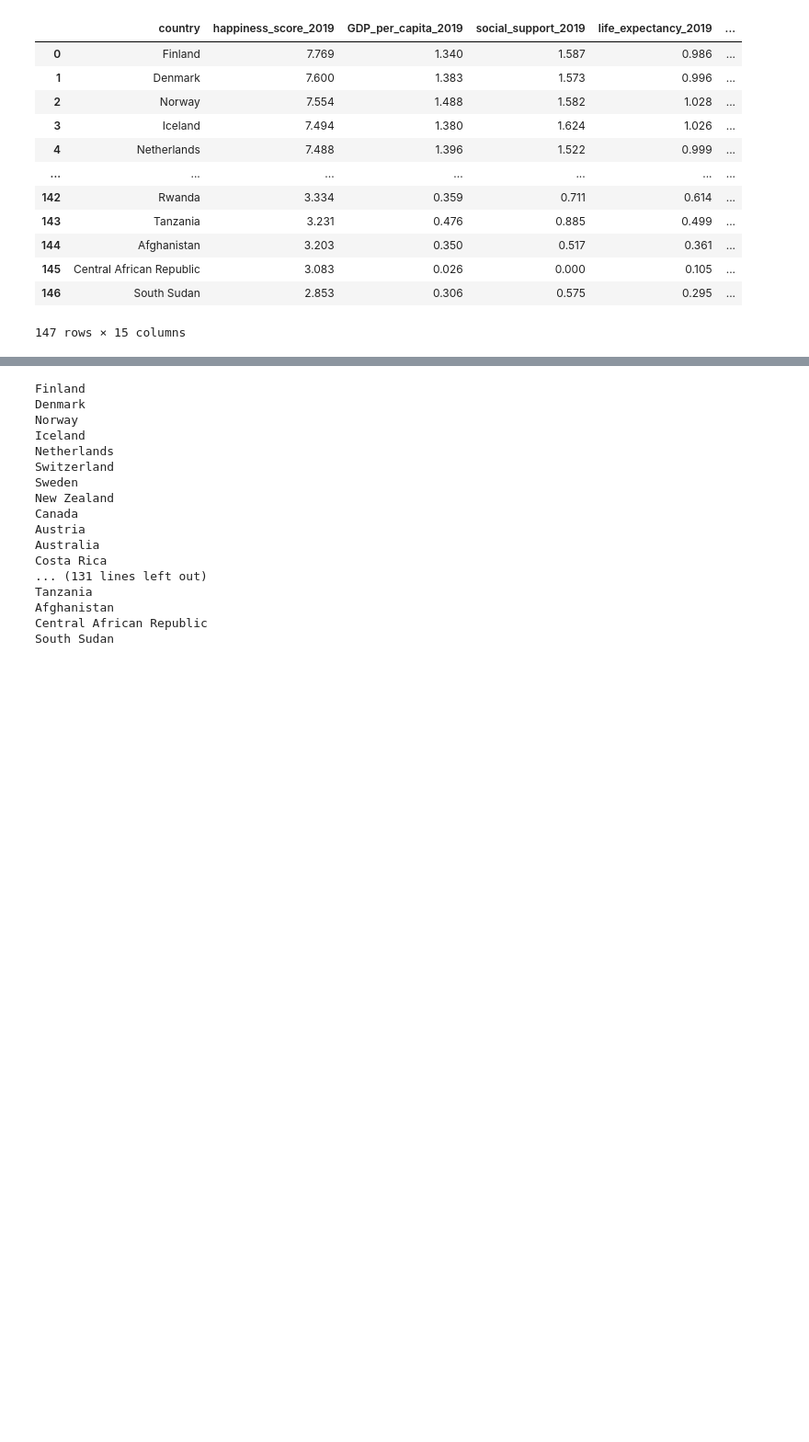
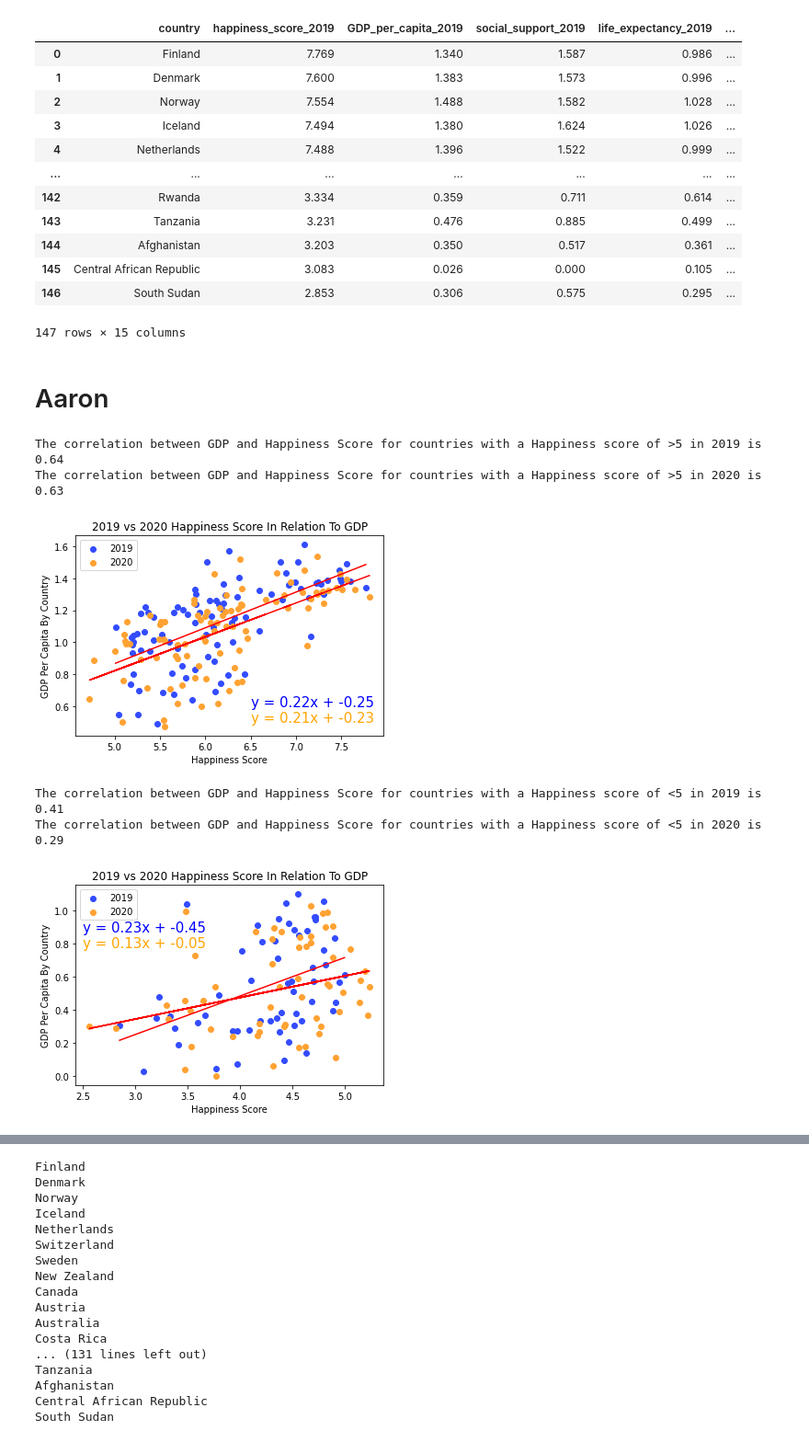
Before and after one commit to josiedeleon/Team9--Project1, a Jupyter notebook: Project 1 Happiness.ipynb, the cells around one changed output, grey strips where cells are left out. Shown at 92% size. Saved outputs shown, nothing was run; the diff lists cells and outputs as text; code cells hidden in the pictures; blank space fills up the shorter version.

```diff
--- a/Project 1 Happiness.ipynb
+++ b/Project 1 Happiness.ipynb
@@ -36,3 +36,66 @@ happiness_report
 | 145 | Central African Republic | 3.083 | 0.026 | 0.000 | 0.105 | ... |
 | 146 | South Sudan | 2.853 | 0.306 | 0.575 | 0.295 | ... |
 147 rows × 15 columns
+# %% [markdown]
+# Aaron
+# %%
+Merge_grt_df = happiness_report[happiness_report.happiness_score_2019 > 5]
+Merge_less_df = happiness_report[happiness_report.happiness_score_2019 < 5]
+#2019 GDP data for countries with a happiness score of 5 or greater
+plt.scatter(Merge_grt_df["happiness_score_2019"], Merge_grt_df["GDP_per_capita_2019"], label = "2019", c = "#334CFF")
+(slope, intercept, rvalue, pvalue, stderr) = st.linregress(Merge_grt_df["happiness_score_2019"],Merge_grt_df["GDP_per_capita_2019"])
+regress_values = Merge_grt_df["happiness_score_2019"] * slope + intercept
+line_eq = "y = " + str(round(slope,2)) + "x + " + str(round(intercept,2))
+plt.plot(Merge_grt_df["happiness_score_2019"],regress_values,"r-")
+plt.annotate(line_eq,(6.5,0.6),fontsize=15,color="blue")
+#2020 GDP data for countries with a happiness score of 5 or greater
+plt.scatter(Merge_grt_df["happiness_score_2020"], Merge_grt_df["GDP_per_capita_2020"], label = "2020", c = "#FFA233")
+(slope, intercept, rvalue, pvalue, stderr) = st.linregress(Merge_grt_df["happiness_score_2020"],Merge_grt_df["GDP_per_capita_2020"])
+regress_values = Merge_grt_df["happiness_score_2020"] * slope + intercept
+line_eq = "y = " + str(round(slope,2)) + "x + " + str(round(intercept,2))
+plt.plot(Merge_grt_df["happiness_score_2020"],regress_values,"r-")
+plt.annotate(line_eq,(6.5,0.5),fontsize=15,color="orange")
+plt.xlabel("Happiness Score")
+plt.ylabel("GDP Per Capita By Country")
+plt.title("2019 vs 2020 Happiness Score In Relation To GDP")
+plt.legend()
+plt.savefig('Grt_GDP.png')
+#correlation
+correlation_Grt_2019 = st.pearsonr(Merge_grt_df["happiness_score_2019"], Merge_grt_df["GDP_per_capita_2019"])
+print(f"The correlation between GDP and Happiness Score for countries with a Happiness score of >5 in 2019 is {round(correlation_Grt_2019[0],2)}")
+correlation_Grt_2020 = st.pearsonr(Merge_grt_df["happiness_score_2020"], Merge_grt_df["GDP_per_capita_2020"])
+print(f"The correlation between GDP and Happiness Score for countries with a Happiness score of >5 in 2020 is {round(correlation_Grt_2020[0],2)}")
+plt.show()
+#2019 GDP data for countries with a happiness score of 5 or less
+plt.scatter(Merge_less_df["happiness_score_2019"], Merge_less_df["GDP_per_capita_2019"], label = "2019", c = "#334CFF")
+(slope, intercept, rvalue, pvalue, stderr) = st.linregress(Merge_less_df["happiness_score_2019"],Merge_less_df["GDP_per_capita_2019"])
+regress_values = Merge_less_df["happiness_score_2019"] * slope + intercept
+line_eq = "y = " + str(round(slope,2)) + "x + " + str(round(intercept,2))
+plt.plot(Merge_less_df["happiness_score_2019"],regress_values,"r-")
+plt.annotate(line_eq,(2.5,0.87),fontsize=15,color="blue")
+#2020 GDP data for countries with a happiness score of 5 or less
+plt.scatter(Merge_less_df["happiness_score_2020"], Merge_less_df["GDP_per_capita_2020"], Label = "2020", c = "#FFA233")
+(slope, intercept, rvalue, pvalue, stderr) = st.linregress(Merge_less_df["happiness_score_2020"],Merge_less_df["GDP_per_capita_2020"])
+regress_values = Merge_less_df["happiness_score_2020"] * slope + intercept
+line_eq = "y = " + str(round(slope,2)) + "x + " + str(round(intercept,2))
+plt.plot(Merge_less_df["happiness_score_2020"],regress_values,"r-")
+plt.annotate(line_eq,(2.5,0.78),fontsize=15,color="orange")
+#making graph based on data
+plt.xlabel("Happiness Score")
+plt.ylabel("GDP Per Capita By Country")
+plt.title("2019 vs 2020 Happiness Score In Relation To GDP")
+plt.legend()
+plt.savefig('Less_GDP.png')
+#correlation
+correlation_less_2019 = st.pearsonr(Merge_less_df["happiness_score_2019"], Merge_less_df["GDP_per_capita_2019"])
+print(f"The correlation between GDP and Happiness Score for countries with a Happiness score of <5 in 2019 is {round(correlation_less_2019[0],2)}")
+correlation_less_2020 = st.pearsonr(Merge_less_df["happiness_score_2020"], Merge_less_df["GDP_per_capita_2020"])
+print(f"The correlation between GDP and Happiness Score for countries with a Happiness score of <5 in 2020 is {round(correlation_less_2020[0],2)}")
+plt.show()
+# %% [output]
+The correlation between GDP and Happiness Score for countries with a Happiness score of >5 in 2019 is 0.64
+The correlation between GDP and Happiness Score for countries with a Happiness score of >5 in 2020 is 0.63
+[figure, added]
+The correlation between GDP and Happiness Score for countries with a Happiness score of <5 in 2019 is 0.41
+The correlation between GDP and Happiness Score for countries with a Happiness score of <5 in 2020 is 0.29
+[figure, added]
```
Also changed, not shown: parts of 30 cells of this notebook.
